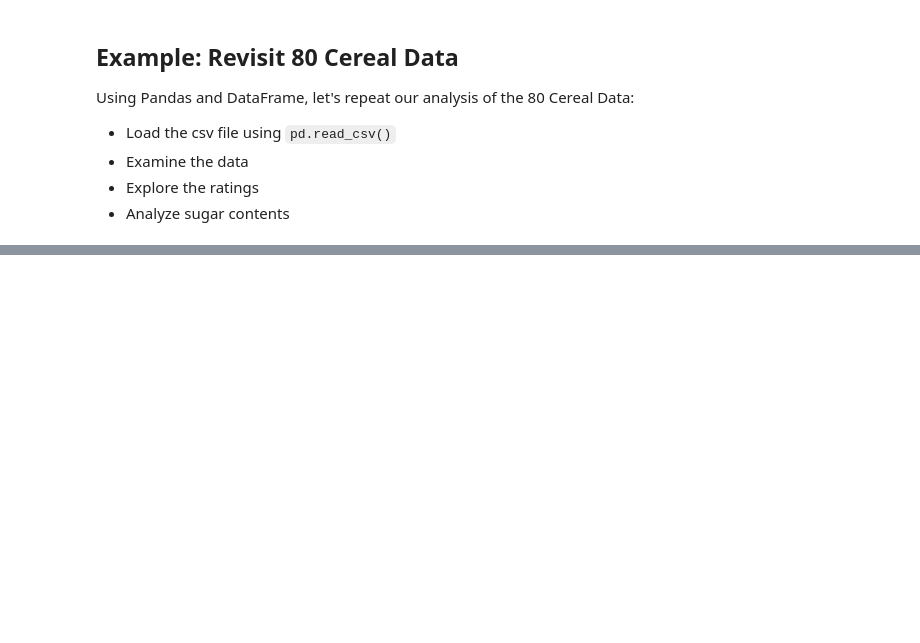
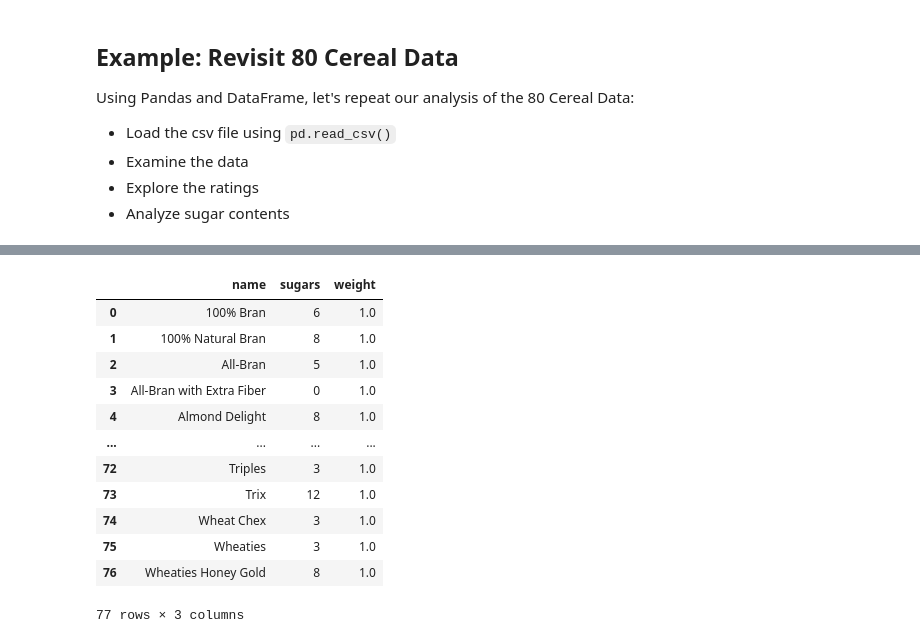
Before and after one commit to ch00226855/DataAnalysisFall2023, a Jupyter notebook: Week04_Pandas.ipynb, the cells around one changed output, grey strips where cells are left out. Saved outputs shown, nothing was run; the diff lists cells and outputs as text; code cells hidden in the pictures; blank space fills up the shorter version.

```diff
--- a/Week04_Pandas.ipynb
+++ b/Week04_Pandas.ipynb
@@ -265,5 +603,20 @@ raw_data.head(5) # by default, column names come from the first row, and integer
 # %%
-# Display the sugar and weight columns, sorted by sugar
+# Display the sugars and weight columns
+raw_data[['name', 'sugars', 'weight']]
+# %% [output]
+|  | name | sugars | weight |
+| 0 | 100% Bran | 6 | 1.0 |
+| 1 | 100% Natural Bran | 8 | 1.0 |
+| 2 | All-Bran | 5 | 1.0 |
+| 3 | All-Bran with Extra Fiber | 0 | 1.0 |
+| 4 | Almond Delight | 8 | 1.0 |
+| ... | ... | ... | ... |
+| 72 | Triples | 3 | 1.0 |
+| 73 | Trix | 12 | 1.0 |
+| 74 | Wheat Chex | 3 | 1.0 |
+| 75 | Wheaties | 3 | 1.0 |
+| 76 | Wheaties Honey Gold | 8 | 1.0 |
+77 rows × 3 columns
 # %%
 # Calculate sugar per ounce
 # sugar per ounce = sugar per serving / ounce per serving
```
Also changed, not shown: parts of 48 cells of this notebook.
